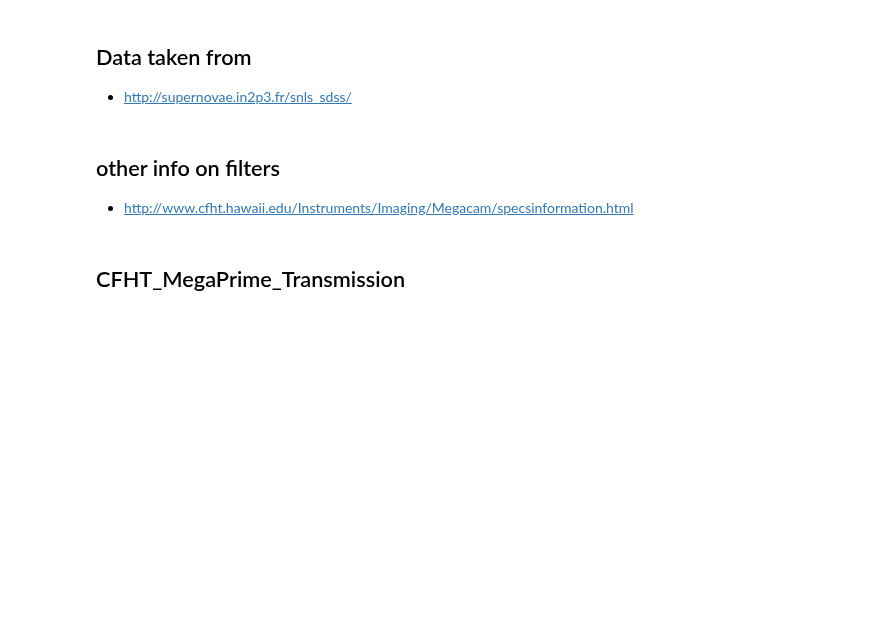
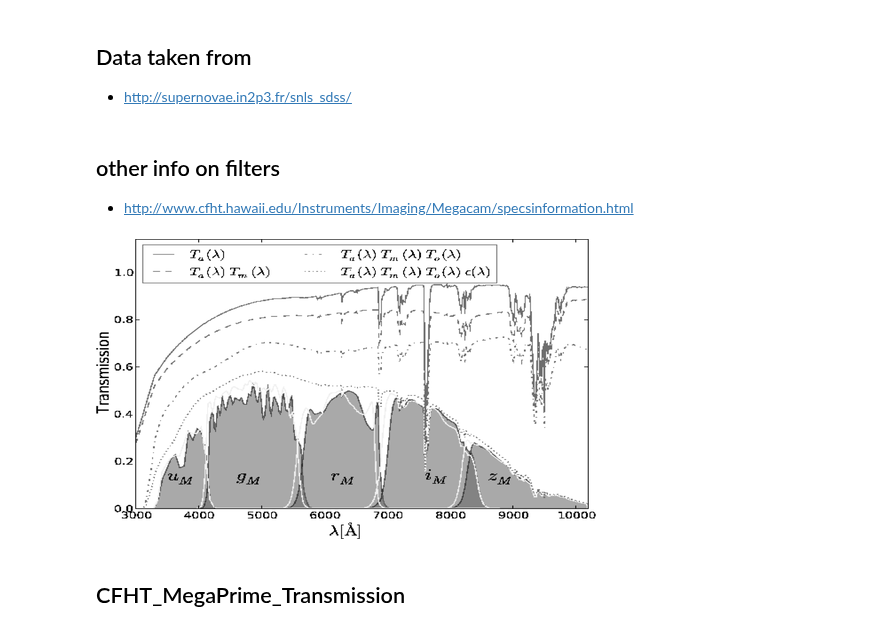
Before and after one commit to sylvielsstfr/PC5AtmStudies, a Jupyter notebook: SNLS/MegaCAMTransm.ipynb, the cells around one changed output. Saved outputs shown, nothing was run; the diff lists cells and outputs as text; code cells hidden in the pictures; blank space fills up the shorter version.

Commit message:
add figures

```diff
--- a/SNLS/MegaCAMTransm.ipynb
+++ b/SNLS/MegaCAMTransm.ipynb
@@ -15,6 +15,12 @@ import matplotlib.pyplot as plt
 %matplotlib inline
 from IPython.display import Image, display
 from PIL import Image
+# %%
+img=Image.open("Figures/every_transmission.png")
+img = img.resize((500, 300),Image.ANTIALIAS)
+display(img)
+# %% [output]
+[figure, added]
 # %%
 files = ['CFHT_MegaPrime_Transmission.dat', \
          'CFHT_Primary_Transmission.dat', \
```
Also changed, not shown: 1 other file.
